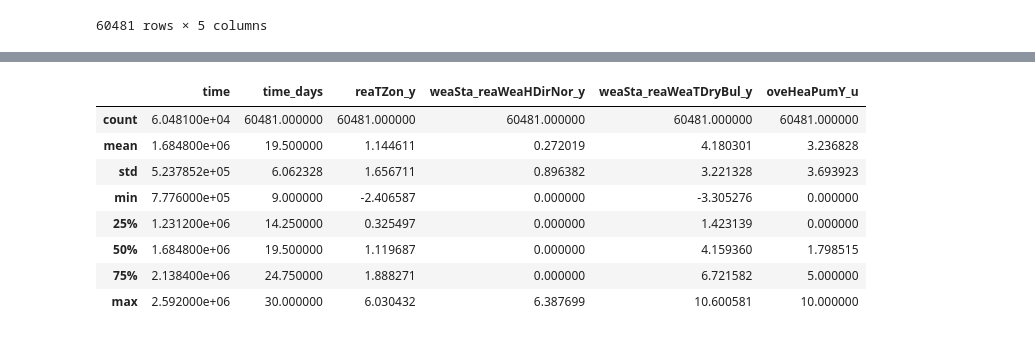
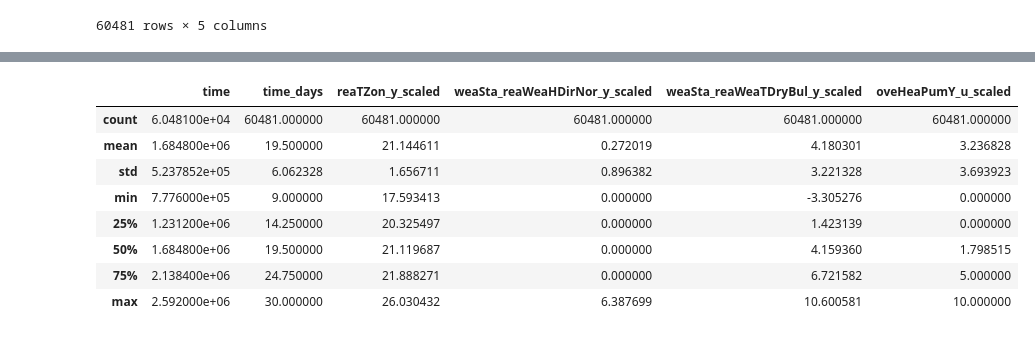
Before and after one commit to billtubbs/boptest-identify, a Jupyter notebook: sys-id-1-zone.ipynb, the cells around one changed output, grey strips where cells are left out. Cells and saved outputs as stored; diff of their text form; code cells hidden in the pictures.

```diff
--- a/sys-id-1-zone.ipynb
+++ b/sys-id-1-zone.ipynb
@@ -98,37 +100,39 @@ plt.show()
 # %%
 # Standardize data
 
 nominal_values = {
     'oveHeaPumY_u': 0.0,
-    'reaTZon_y': 273.15 + 20.0,
+    'reaTZon_y': 273.15 + 0.0,
     'weaSta_reaWeaHDirNor_y': 0.0,
-    'weaSta_reaWeaTDryBul_y': 273.15 + 0.0
+    'weaSta_reaWeaTDryBul_y': 273.15 + 0.0  # must be same as 'reaTZon_y'
 }
 
 scale_factors = {
     'oveHeaPumY_u': 0.1,
     'reaTZon_y': 1.0,
     'weaSta_reaWeaHDirNor_y': 100.0,
     'weaSta_reaWeaTDryBul_y': 1.0
 }
 
 sim_results_scaled = sim_results[['time', 'time_days']].copy()
 for name in measurement_names:
-    sim_results_scaled[name] = (sim_results[name] - nominal_values[name]) / scale_factors[name]
+    new_name = f"{name}_scaled"
+    sim_results_scaled[new_name] = (sim_results[name] - nominal_values[name]) / scale_factors[name]
 for name in input_names:
-    sim_results_scaled[name] = (sim_results[name] - nominal_values[name]) / scale_factors[name]
+    new_name = f"{name}_scaled"
+    sim_results_scaled[new_name] = (sim_results[name] - nominal_values[name]) / scale_factors[name]
 
 sim_results_scaled.describe()
 # %% [output]
-|  | time | time_days | reaTZon_y | weaSta_reaWeaHDirNor_y | weaSta_reaWeaTDryBul_y | oveHeaPumY_u |
+|  | time | time_days | reaTZon_y_scaled | weaSta_reaWeaHDirNor_y_scaled | weaSta_reaWeaTDryBul_y_scaled | oveHeaPumY_u_scaled |
 | count | 6.048100e+04 | 60481.000000 | 60481.000000 | 60481.000000 | 60481.000000 | 60481.000000 |
-| mean | 1.684800e+06 | 19.500000 | 1.144611 | 0.272019 | 4.180301 | 3.236828 |
+| mean | 1.684800e+06 | 19.500000 | 21.144611 | 0.272019 | 4.180301 | 3.236828 |
 | std | 5.237852e+05 | 6.062328 | 1.656711 | 0.896382 | 3.221328 | 3.693923 |
-| min | 7.776000e+05 | 9.000000 | -2.406587 | 0.000000 | -3.305276 | 0.000000 |
-| 25% | 1.231200e+06 | 14.250000 | 0.325497 | 0.000000 | 1.423139 | 0.000000 |
-| 50% | 1.684800e+06 | 19.500000 | 1.119687 | 0.000000 | 4.159360 | 1.798515 |
-| 75% | 2.138400e+06 | 24.750000 | 1.888271 | 0.000000 | 6.721582 | 5.000000 |
-| max | 2.592000e+06 | 30.000000 | 6.030432 | 6.387699 | 10.600581 | 10.000000 |
+| min | 7.776000e+05 | 9.000000 | 17.593413 | 0.000000 | -3.305276 | 0.000000 |
+| 25% | 1.231200e+06 | 14.250000 | 20.325497 | 0.000000 | 1.423139 | 0.000000 |
+| 50% | 1.684800e+06 | 19.500000 | 21.119687 | 0.000000 | 4.159360 | 1.798515 |
+| 75% | 2.138400e+06 | 24.750000 | 21.888271 | 0.000000 | 6.721582 | 5.000000 |
+| max | 2.592000e+06 | 30.000000 | 26.030432 | 6.387699 | 10.600581 | 10.000000 |
 # %%
 time_range = slice(18.5, 20.5)
 time_range = slice(25, 28)
```
Also changed, not shown: parts of 27 cells of this notebook, 3 other files.
